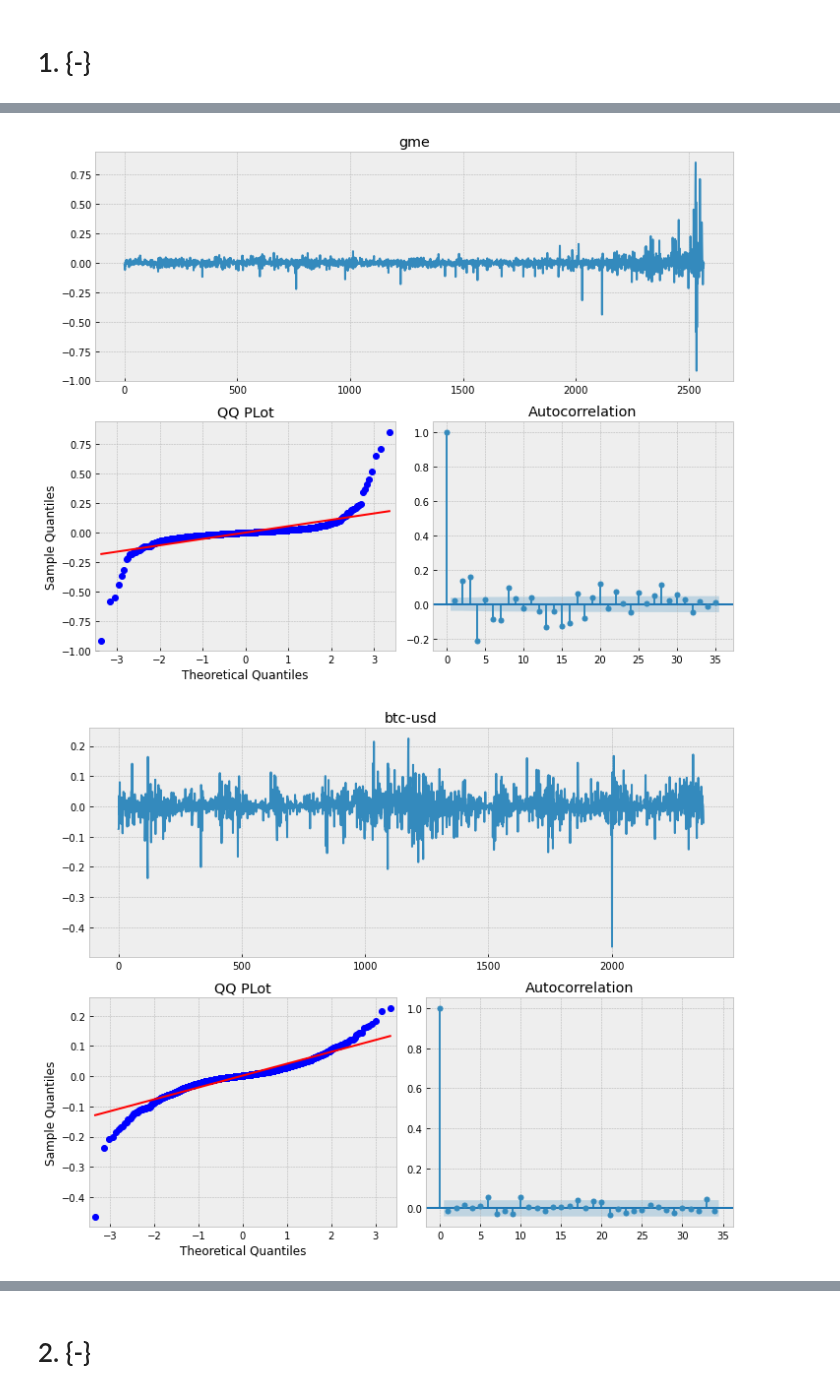
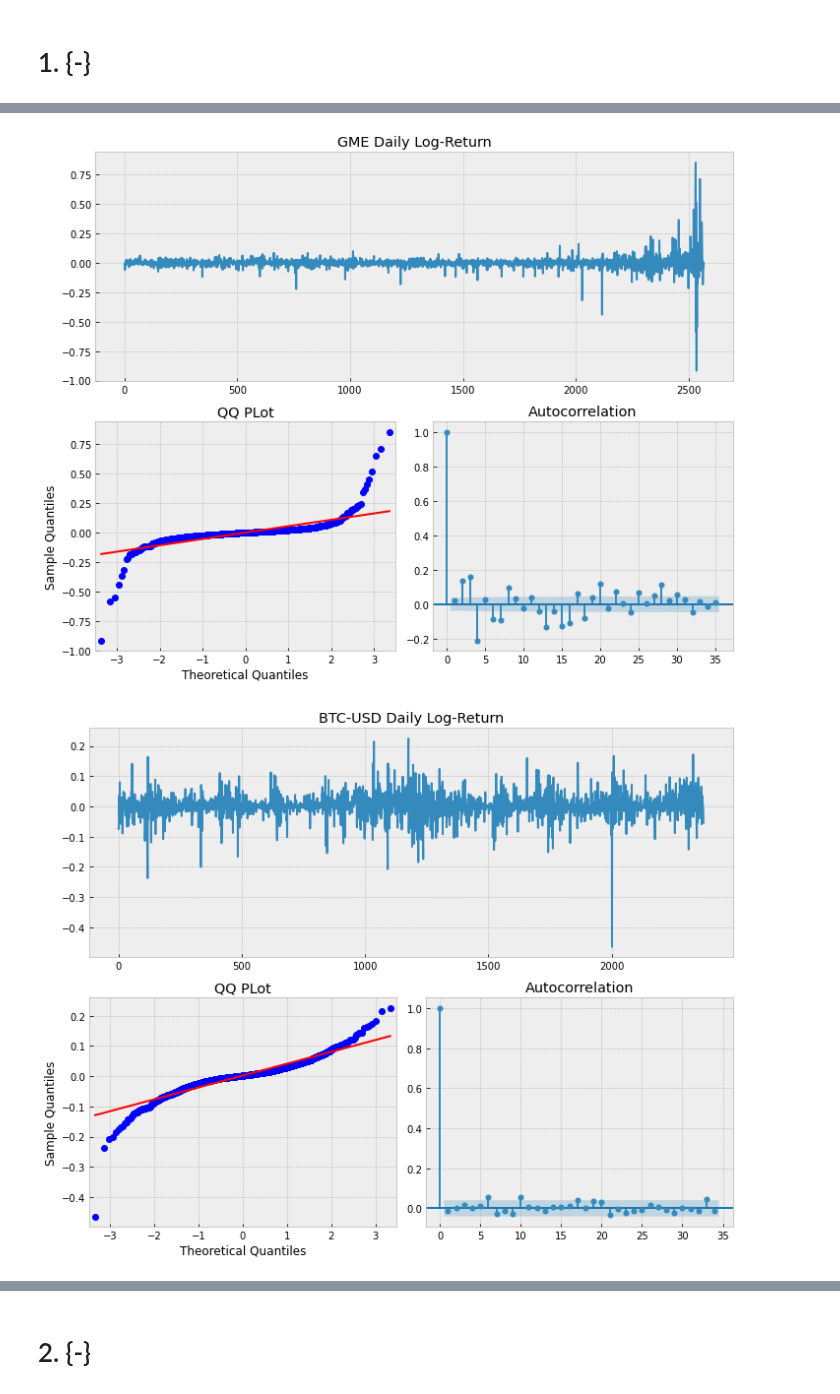
Before and after one commit to beginnerSC/mscf_hw_spring, a Jupyter notebook: TS/Homework #1.ipynb, the cells around one changed output, grey strips where cells are left out. Drawn from its saved outputs; the diff is of its cells as text; code cells hidden in the pictures.

```diff
--- a/TS/Homework #1.ipynb
+++ b/TS/Homework #1.ipynb
@@ -71,6 +73,6 @@ for ticker in ['aapl', 'pfe', 'gme', 'btc-usd']:
     for i in range(int(L/shf)):
         logret_shf[i] = logret[i*shf]
 
-    tsplot(logret_shf, title=ticker)
+    tsplot(logret_shf, title=f'{ticker.upper()} Daily Log-Return')
     plt.show()
 # %% [output]
@@ -79,2 +81,2 @@ for ticker in ['aapl', 'pfe', 'gme', 'btc-usd']:
-[figure, old version]
+[figure, new version]
-[figure, old version]
+[figure, new version]
```
Also changed, not shown: parts of 5 cells of this notebook.
